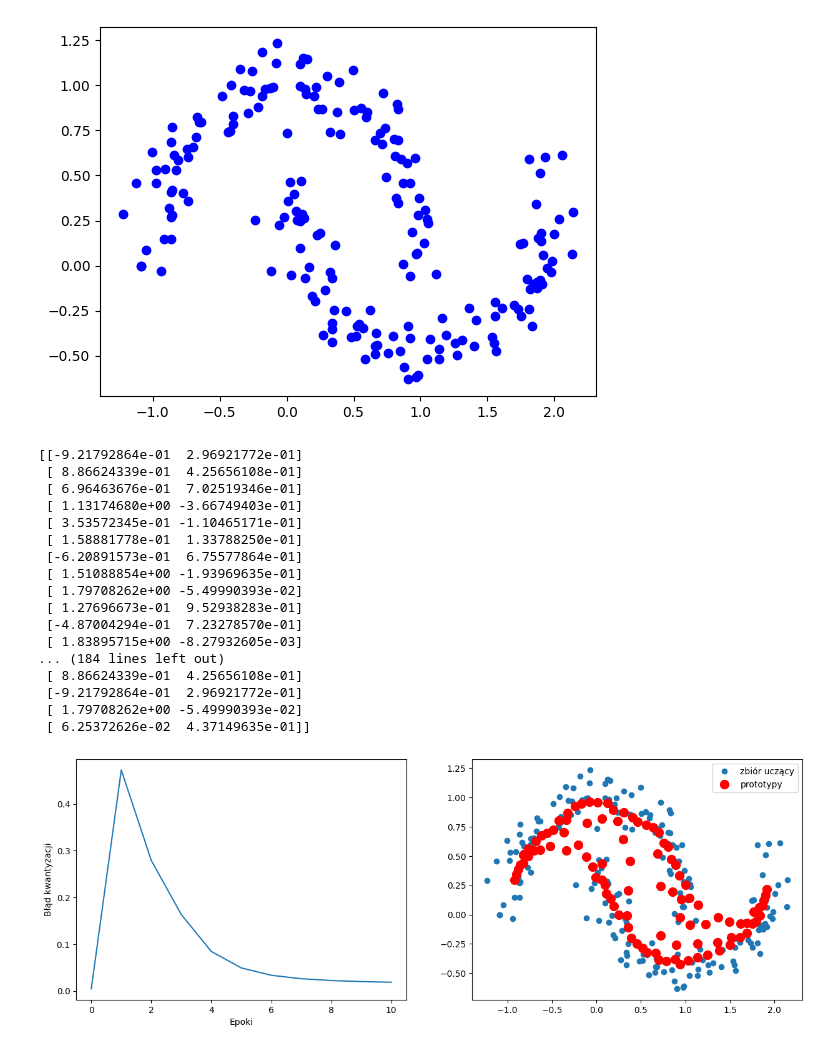
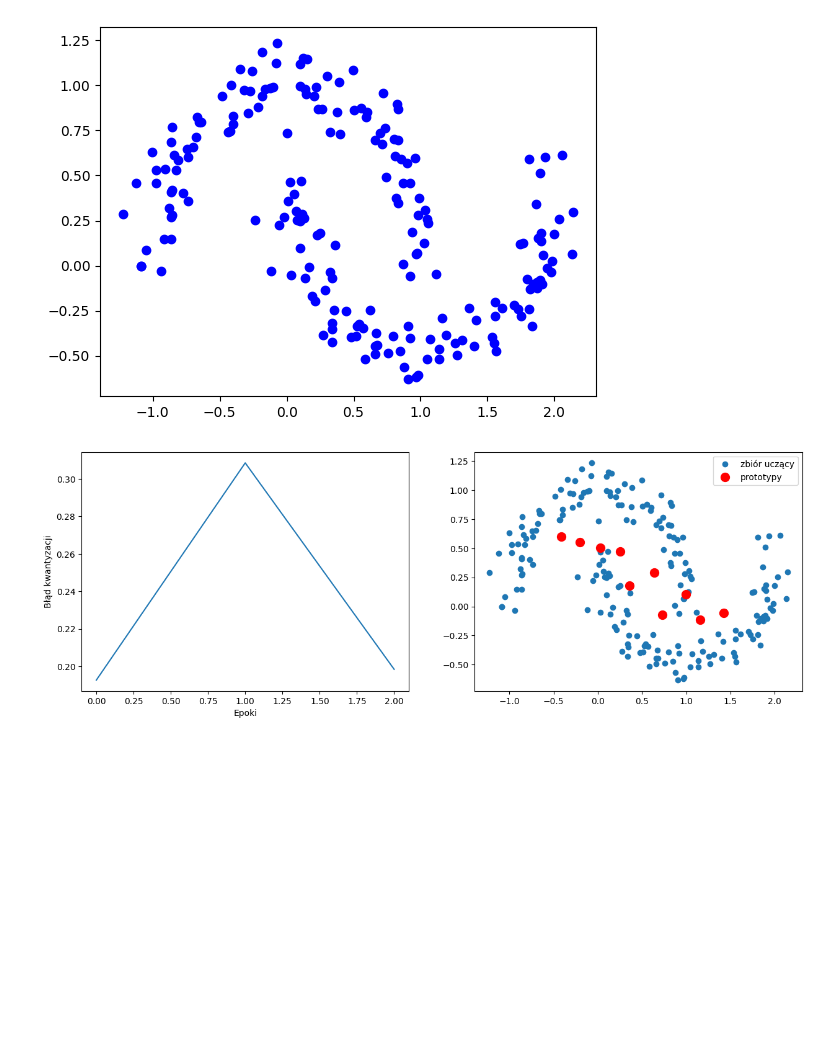
Before and after one commit to IS-UMK/ssn-lab-06-neural-gas-Elgrot, a Jupyter notebook: 06_vq.ipynb, the cells around one changed output. Saved outputs shown, nothing was run; the diff lists cells and outputs as text; code cells hidden in the pictures; blank space fills up the shorter version.

```diff
--- a/06_vq.ipynb
+++ b/06_vq.ipynb
@@ -373,7 +373,7 @@ class NeuronGas(VQ1):
         self.init_prototypes(X)       # 1. Inicjalizacja wag (prototypów)
         self.errors = [self.score(X)] # Początkowy błąd kwantyzacji
 
-        t = 0                          # 2. Czas iteracji
+        t = 1                          # 2. Czas iteracji
         T = self.n_epochs * len(X)    # Całkowita liczba iteracji
 
         etas = [self.eta]     # Lista kolejnych wartości eta(t)
@@ -385,11 +385,11 @@ class NeuronGas(VQ1):
             for x in np.random.permutation(X):
 
                 # 5. Oblicz eta(t) wg wykładniczego zmniejszania
-                eta_t = self.eta * (self.eta_min / self.eta) ** (t / T)
+                eta_t = self.eta * (self.eta_min / etas[0]) ** (t / T)
                 etas.append(eta_t)
 
                 # 6. Oblicz lambda(t) wg wykładniczego zmniejszania
-                lambda_t = self.n_prototypes * (self.lambda_min / self.n_prototypes) ** (t / T)
+                lambda_t = lambdas[0] * (self.lambda_min / lambdas[0]) ** (t / T)
                 lambdas.append(lambda_t)
 
                 # 7. Uporządkuj prototypy względem odległości od x
@@ -421,38 +421,20 @@ plt.plot(X[:, 0], X[:, 1], 'ob');
 # %% [output]
 [figure]
 # %%
-ng = NeuronGas(n_prototypes=100, n_epochs=10, eta=0.1)
+ng = NeuronGas(n_prototypes=10, n_epochs=2, eta=0.1)
 ng.fit(X)
 pred = ng.predict(X)
-print(ng.prototypes[pred])
 
 f, (ax1, ax2) = plt.subplots(1, 2, figsize=(15,5))
 ax1.plot(range(len(ng.errors)), ng.errors)
 ax1.set_xlabel('Epoki')
 ax1.set_ylabel('Błąd kwantyzacji');
 
 ax2.plot(X[:, 0], X[:, 1], 'o', label='zbiór uczący')
 ax2.plot(ng.prototypes[:, 0], ng.prototypes[:, 1], 'or', markersize=10, label='prototypy')
 plt.legend();
 # %% [output]
-[[-9.21792864e-01  2.96921772e-01]
- [ 8.86624339e-01  4.25656108e-01]
- [ 6.96463676e-01  7.02519346e-01]
- [ 1.13174680e+00 -3.66749403e-01]
- [ 3.53572345e-01 -1.10465171e-01]
- [ 1.58881778e-01  1.33788250e-01]
- [-6.20891573e-01  6.75577864e-01]
- [ 1.51088854e+00 -1.93969635e-01]
- [ 1.79708262e+00 -5.49990393e-02]
- [ 1.27696673e-01  9.52938283e-01]
- [-4.87004294e-01  7.23278570e-01]
- [ 1.83895715e+00 -8.27932605e-03]
-... (184 lines left out)
- [ 8.86624339e-01  4.25656108e-01]
- [-9.21792864e-01  2.96921772e-01]
- [ 1.79708262e+00 -5.49990393e-02]
- [ 6.25372626e-02  4.37149635e-01]]
-[figure, old version]
+[figure, new version]
 # %%
 from utils import plot_decision_regions
 
```
Also changed, not shown: parts of 12 cells of this notebook.
